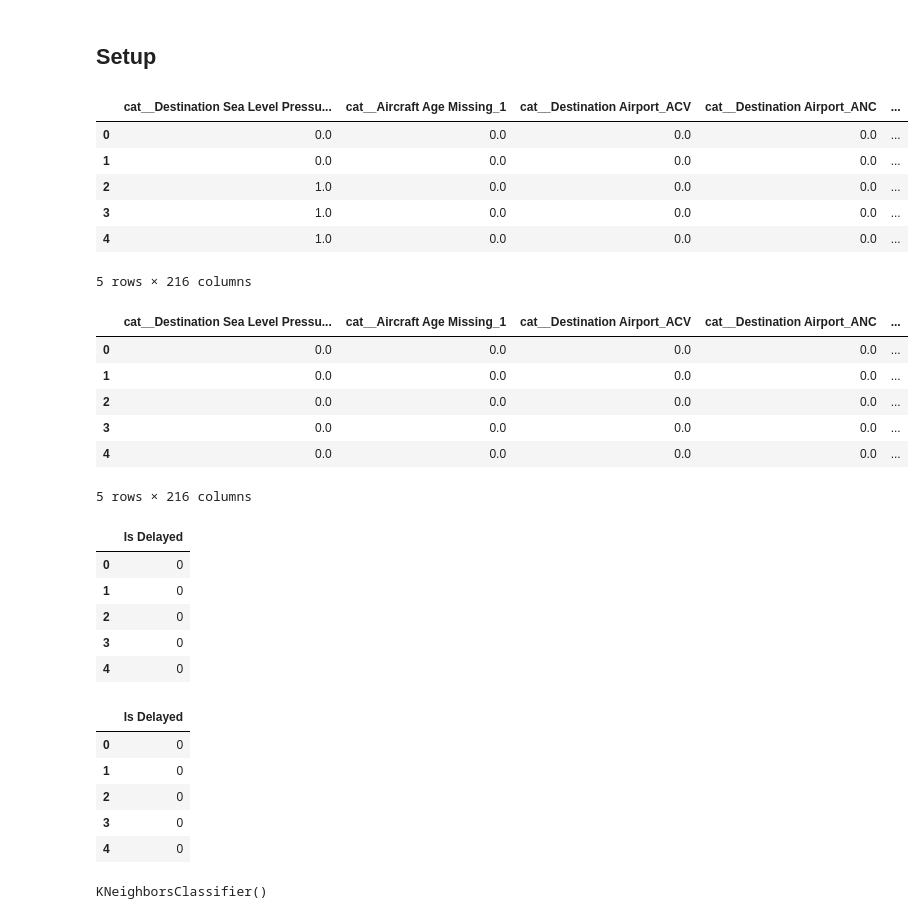
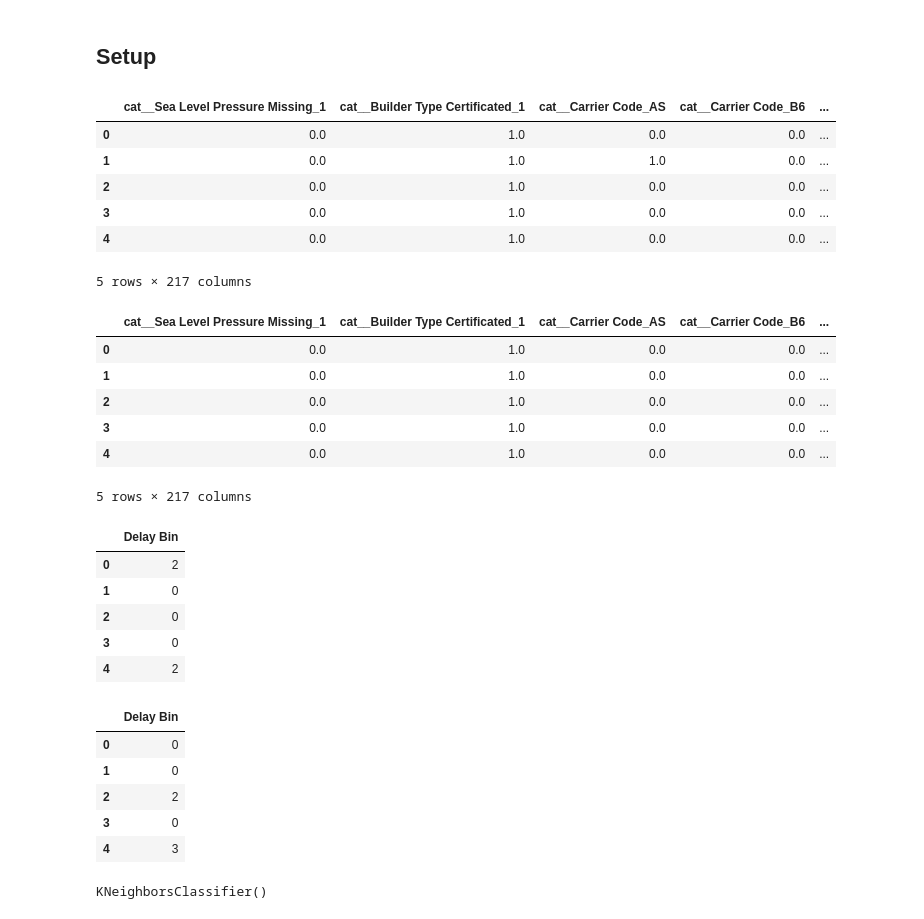
Before and after one commit to brianna-mitri/project-4, a Jupyter notebook: Machine_Learning/KNN/KNN_dest_binomial.ipynb, the cells around one changed output. Drawn from its saved outputs; the diff is of its cells as text; code cells hidden in the pictures.

```diff
--- a/Machine_Learning/KNN/KNN_dest_binomial.ipynb
+++ b/Machine_Learning/KNN/KNN_dest_binomial.ipynb
@@ -21,43 +10,42 @@ import seaborn as sns
 # %%
-folder = 'dest_binomial/'
+folder = '../../Preprocessing/Output/Split_Train_Test/'
 
-x_test = pd.read_csv(f"Output/Split_Train_Test/{folder}x_test.zip")
-x_train = pd.read_csv(f"Output/Split_Train_Test/{folder}x_train.zip")
-y_test = pd.read_csv(f"Output/Split_Train_Test/{folder}y_test.zip")
-y_train = pd.read_csv(f"Output/Split_Train_Test/{folder}y_train.zip")
-
+x_test = pd.read_csv(f"{folder}x_test.zip")
+x_train = pd.read_csv(f"{folder}x_train.zip")
+y_test = pd.read_csv(f"{folder}y_test.zip")
+y_train = pd.read_csv(f"{folder}y_train.zip")
 
 display(x_test.head())
 display(x_train.head())
 display(y_test.head())
 display(y_train.head())
 # %% [output]
-|  | cat__Destination Sea Level Pressu... | cat__Aircraft Age Missing_1 | cat__Destination Airport_ACV | cat__Destination Airport_ANC | ... |
-| 0 | 0.0 | 0.0 | 0.0 | 0.0 | ... |
-| 1 | 0.0 | 0.0 | 0.0 | 0.0 | ... |
-| 2 | 1.0 | 0.0 | 0.0 | 0.0 | ... |
-| 3 | 1.0 | 0.0 | 0.0 | 0.0 | ... |
-| 4 | 1.0 | 0.0 | 0.0 | 0.0 | ... |
+|  | cat__Sea Level Pressure Missing_1 | cat__Builder Type Certificated_1 | cat__Carrier Code_AS | cat__Carrier Code_B6 | ... |
+| 0 | 0.0 | 1.0 | 0.0 | 0.0 | ... |
+| 1 | 0.0 | 1.0 | 1.0 | 0.0 | ... |
+| 2 | 0.0 | 1.0 | 0.0 | 0.0 | ... |
+| 3 | 0.0 | 1.0 | 0.0 | 0.0 | ... |
+| 4 | 0.0 | 1.0 | 0.0 | 0.0 | ... |
-5 rows × 216 columns
+5 rows × 217 columns
-|  | cat__Destination Sea Level Pressu... | cat__Aircraft Age Missing_1 | cat__Destination Airport_ACV | cat__Destination Airport_ANC | ... |
-| 0 | 0.0 | 0.0 | 0.0 | 0.0 | ... |
-| 1 | 0.0 | 0.0 | 0.0 | 0.0 | ... |
-| 2 | 0.0 | 0.0 | 0.0 | 0.0 | ... |
-| 3 | 0.0 | 0.0 | 0.0 | 0.0 | ... |
-| 4 | 0.0 | 0.0 | 0.0 | 0.0 | ... |
+|  | cat__Sea Level Pressure Missing_1 | cat__Builder Type Certificated_1 | cat__Carrier Code_AS | cat__Carrier Code_B6 | ... |
+| 0 | 0.0 | 1.0 | 0.0 | 0.0 | ... |
+| 1 | 0.0 | 1.0 | 0.0 | 0.0 | ... |
+| 2 | 0.0 | 1.0 | 0.0 | 0.0 | ... |
+| 3 | 0.0 | 1.0 | 0.0 | 0.0 | ... |
+| 4 | 0.0 | 1.0 | 0.0 | 0.0 | ... |
-5 rows × 216 columns
+5 rows × 217 columns
-|  | Is Delayed |
-| 0 | 0 |
+|  | Delay Bin |
+| 0 | 2 |
 | 1 | 0 |
 | 2 | 0 |
 | 3 | 0 |
-| 4 | 0 |
+| 4 | 2 |
-|  | Is Delayed |
+|  | Delay Bin |
 | 0 | 0 |
 | 1 | 0 |
-| 2 | 0 |
+| 2 | 2 |
 | 3 | 0 |
-| 4 | 0 |
+| 4 | 3 |
 # %%
 #  Train K Nearest Neighbors Classifier
 clf = KNeighborsClassifier(n_neighbors=5)
```
Also changed, not shown: parts of 1 cell of this notebook, 49 other files.
